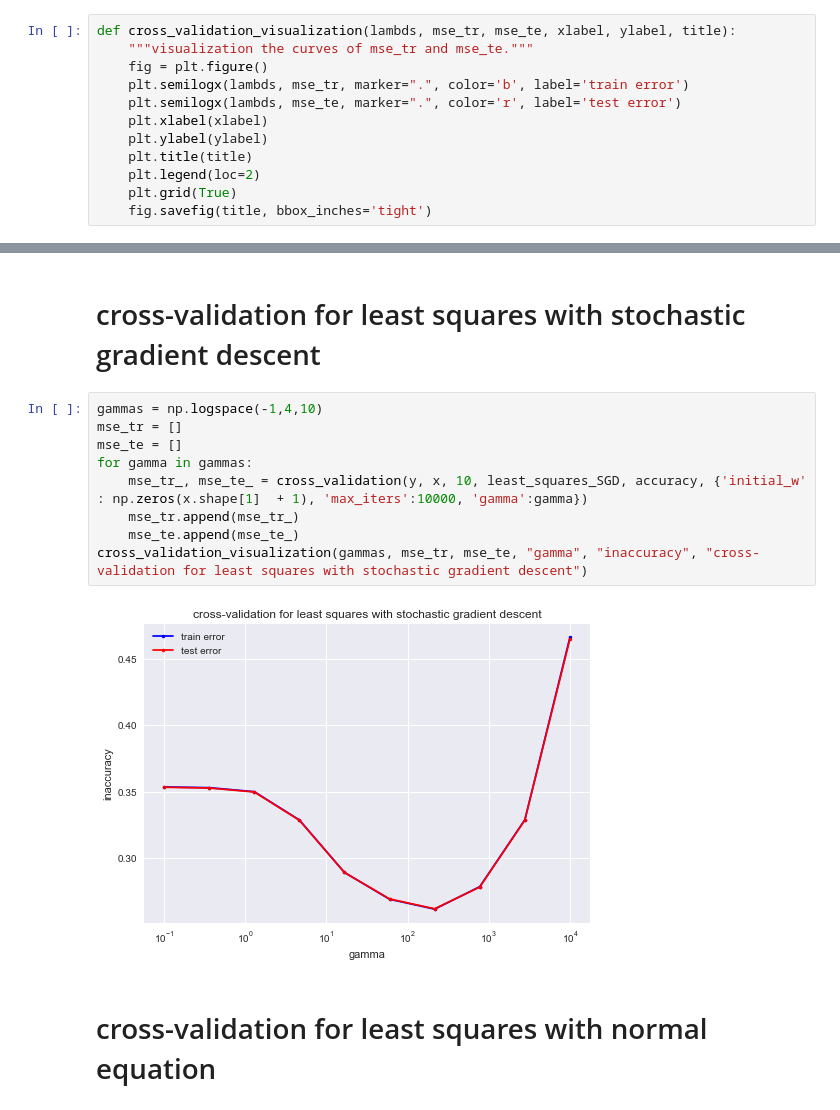
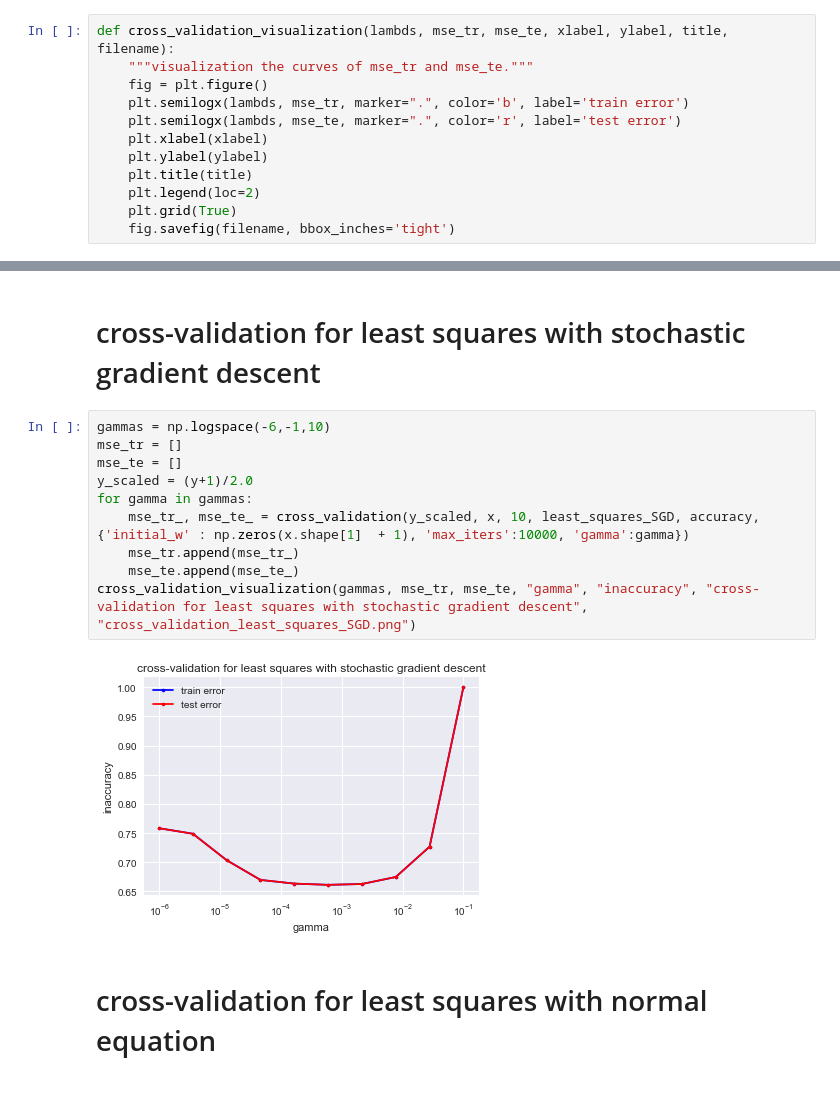
Before and after one commit to inverniz/ML_project, a Jupyter notebook: scripts/Baseline_testing.ipynb, the cells around one changed output, grey strips where cells are left out. Drawn from its saved outputs; the diff is of its cells as text.

```diff
--- a/scripts/Baseline_testing.ipynb
+++ b/scripts/Baseline_testing.ipynb
@@ -29,7 +29,7 @@ Loading BokehJS ...
 y, x, ids = load_csv_data('data/train.csv')
 labels = np.array(np.genfromtxt('data/train.csv', delimiter=",", names=True).dtype.names[2:])
 # %%
-def cross_validation_visualization(lambds, mse_tr, mse_te, xlabel, ylabel, title):
+def cross_validation_visualization(lambds, mse_tr, mse_te, xlabel, ylabel, title, filename):
     """visualization the curves of mse_tr and mse_te."""
     fig = plt.figure()
     plt.semilogx(lambds, mse_tr, marker=".", color='b', label='train error')
@@ -39,7 +39,7 @@ def cross_validation_visualization(lambds, mse_tr, mse_te, xlabel, ylabel, title
     plt.title(title)
     plt.legend(loc=2)
     plt.grid(True)
-    fig.savefig(title, bbox_inches='tight')
+    fig.savefig(filename, bbox_inches='tight')
 # %% [markdown]
 # cross-validation for least squares with gradient descent
 # %%
@@ -57,16 +57,17 @@ cross_validation_visualization(gammas, mse_tr, mse_te, "gamma", "inaccuracy", "c
 # %% [markdown]
 # cross-validation for least squares with stochastic gradient descent
 # %%
-gammas = np.logspace(-1,4,10)
+gammas = np.logspace(-6,-1,10)
 mse_tr = []
 mse_te = []
+y_scaled = (y+1)/2.0
 for gamma in gammas:
-    mse_tr_, mse_te_ = cross_validation(y, x, 10, least_squares_SGD, accuracy, {'initial_w' : np.zeros(x.shape[1]  + 1), 'max_iters':10000, 'gamma':gamma})
+    mse_tr_, mse_te_ = cross_validation(y_scaled, x, 10, least_squares_SGD, accuracy, {'initial_w' : np.zeros(x.shape[1]  + 1), 'max_iters':10000, 'gamma':gamma})
     mse_tr.append(mse_tr_)
     mse_te.append(mse_te_)
-cross_validation_visualization(gammas, mse_tr, mse_te, "gamma", "inaccuracy", "cross-validation for least squares with stochastic gradient descent")
+cross_validation_visualization(gammas, mse_tr, mse_te, "gamma", "inaccuracy", "cross-validation for least squares with stochastic gradient descent", "cross_validation_least_squares_SGD.png")
 # %% [output]
-[figure, old version]
+[figure, new version]
 # %% [markdown]
 # cross-validation for least squares with normal equation
 # %%
```
Also changed, not shown: parts of 5 cells of this notebook, 1 other file.
